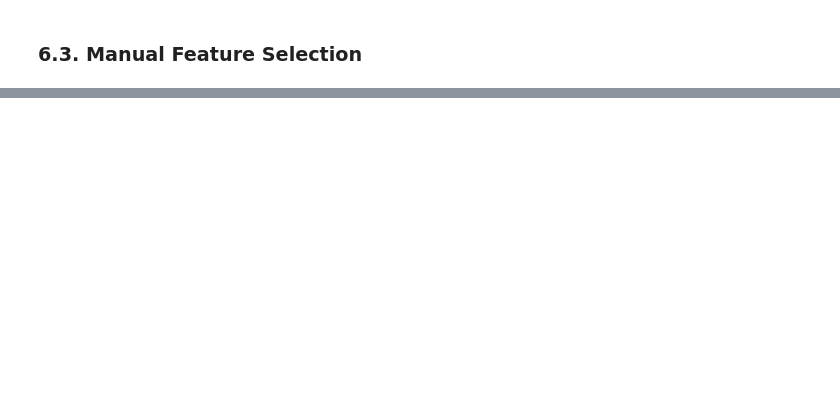
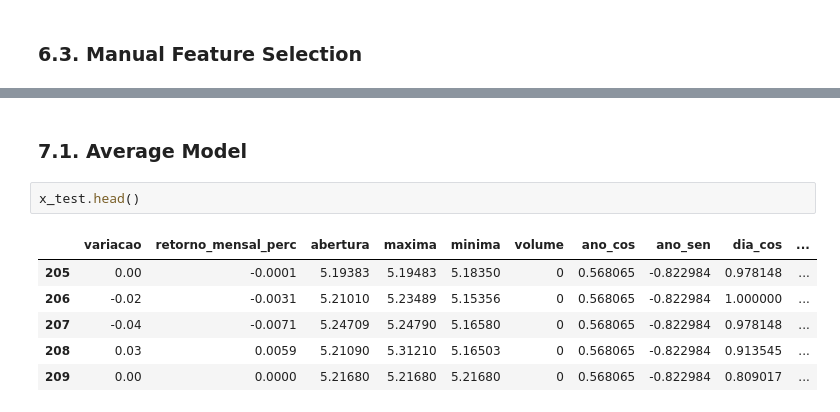
Before and after one commit to wilianuhlmann/predict_profitability_dr, a Jupyter notebook: alpha_funding.ipynb, the cells around one changed output, grey strips where cells are left out. Drawn from its saved outputs; the diff is of its cells as text; blank space fills up the shorter version.

```diff
--- a/alpha_funding.ipynb
+++ b/alpha_funding.ipynb
@@ -1108,0 +1214,11 @@ cols_selected_boruta_and_manual = [
+# %% [markdown]
+### 7.1. Average Model
+# %%
+x_test.head()
+# %% [output]
+|  | variacao | retorno_mensal_perc | abertura | maxima | minima | volume | ano_cos | ano_sen | dia_cos | ... |
+| 205 | 0.00 | -0.0001 | 5.19383 | 5.19483 | 5.18350 | 0 | 0.568065 | -0.822984 | 0.978148 | ... |
+| 206 | -0.02 | -0.0031 | 5.21010 | 5.23489 | 5.15356 | 0 | 0.568065 | -0.822984 | 1.000000 | ... |
+| 207 | -0.04 | -0.0071 | 5.24709 | 5.24790 | 5.16580 | 0 | 0.568065 | -0.822984 | 0.978148 | ... |
+| 208 | 0.03 | 0.0059 | 5.21090 | 5.31210 | 5.16503 | 0 | 0.568065 | -0.822984 | 0.913545 | ... |
+| 209 | 0.00 | 0.0000 | 5.21680 | 5.21680 | 5.21680 | 0 | 0.568065 | -0.822984 | 0.809017 | ... |
```
Also changed, not shown: parts of 35 cells of this notebook.
